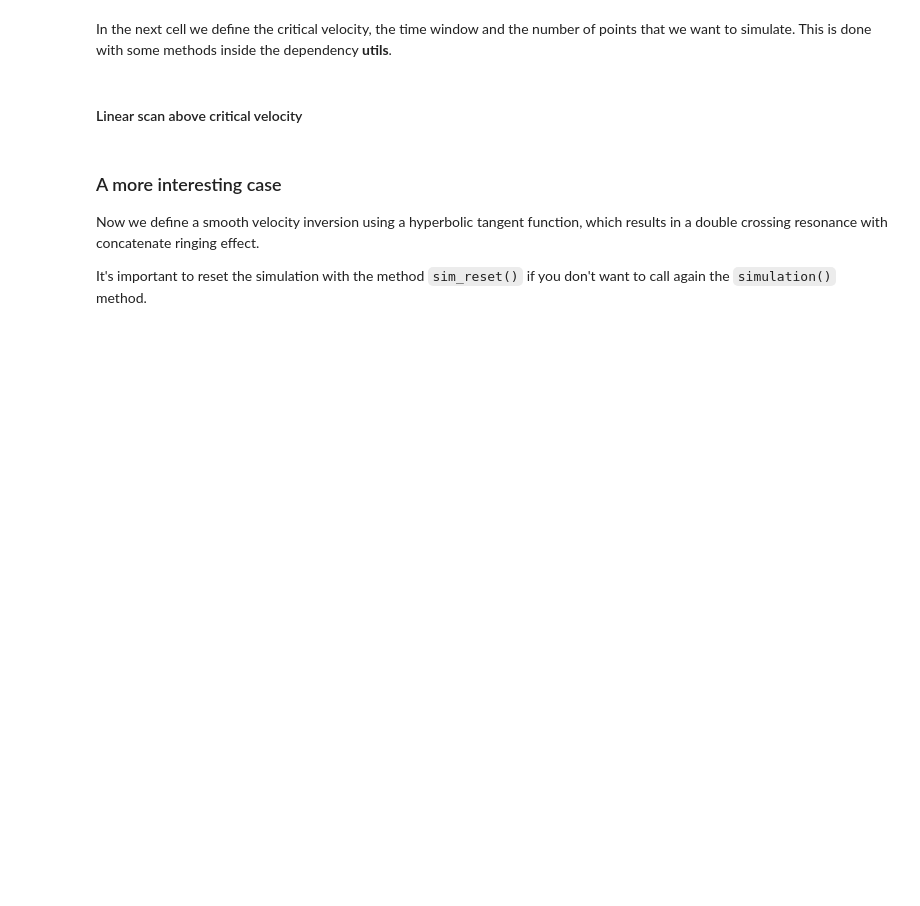
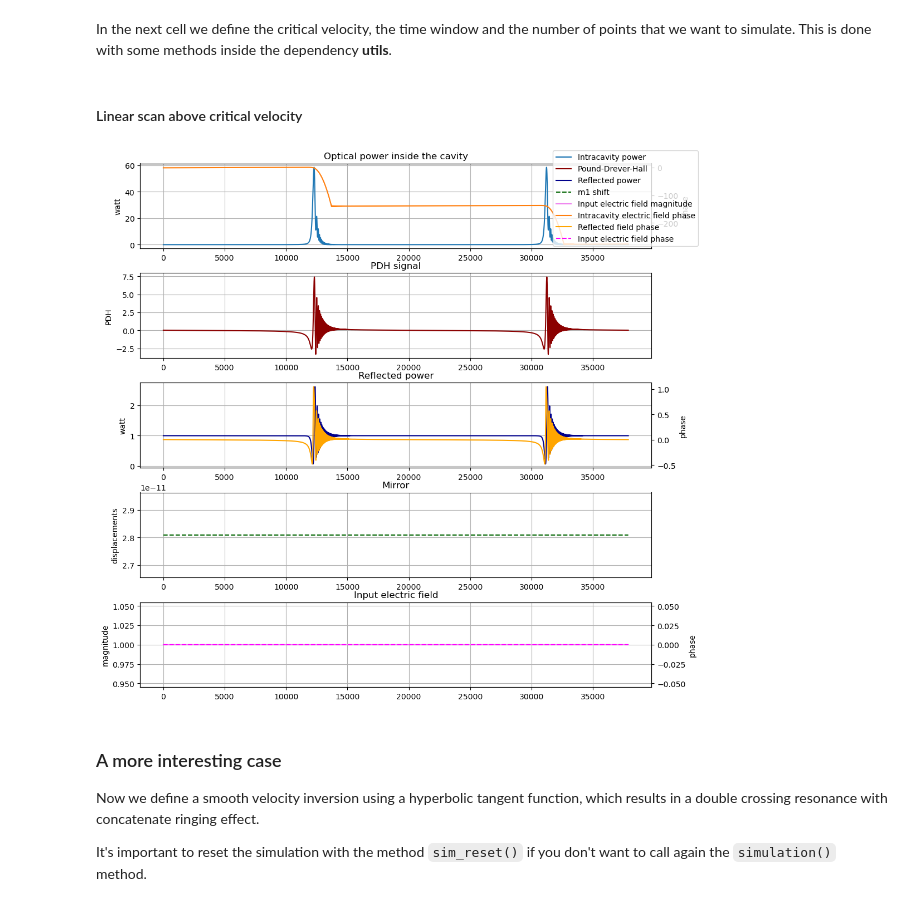
Before and after one commit to matib12/oreonspy, a Jupyter notebook: nb/example.ipynb, the cells around one changed output. Drawn from its saved outputs; the diff is of its cells as text; code cells hidden in the pictures; blank space fills up the shorter version.

Commit message:
FIX: Fix plot_cavity_evolution function by removing unnecessary plt.cla() and plt.close() calls and modified example notebook concordingly.

```diff
--- a/nb/example.ipynb
+++ b/nb/example.ipynb
@@ -92,35 +92,37 @@ points, time_window = ut.generate_time_points_for_constant_velocity(velocity=v,
 # %%
 # Define the constant mirror shift step.
 shift = v*Theta
 
 # Define the arrays to store the results of the simulation.
 E_intra = np.zeros(points, dtype=complex)
 E_ref = np.zeros(points, dtype=complex)
 error_signal = np.zeros(points) # Pound-Drever-Hall error signal
 E_in_init_array = np.full(points, E_in_init, dtype=complex) # Input electric field array
 
 # Define the mirror shift step arrays for the simulation. dz1 is the step for the input mirror, which in this case is stationary, and dz2 is the step for the second mirror.
 input_mirror_shift = 0.*shift
 output_mirror_shift = np.full(points, shift)
 
 for i in range(points):
     # Step in the simulation and compute the intra cavity field and the reflected field.
     E_intra_value, E_ref_value = ARM.sim_step(output_mirror_displacement=output_mirror_shift[i], input_mirror_displacement=input_mirror_shift, input_electric_field=E_in_init)
     E_intra[i] = E_intra_value
     E_ref[i] = E_ref_value
 
     # Compute the PDH signal
     error_signal[i] = ut.V_pdh(gamma = 0., E_in = E_in_init, E=E_intra_value)
 
-fig = ut.plot_cavity_evolution(output_mirror_displacements=output_mirror_shift,
+ut.plot_cavity_evolution(output_mirror_displacements=output_mirror_shift,
                                input_electric_field=E_in_init_array,
                                intracav_electric_field=E_intra,
                                pdh=error_signal,
                                reflected_field=E_ref,
                                file_name="Linear scan of the cavity with constant velocity",
                                save=True)
 
-plt.show()
+#plt.show()
+# %% [output]
+[figure, added]
 # %% [markdown]
 ### A more interesting case
 
```
Also changed, not shown: parts of 1 cell of this notebook, 1 other file.
